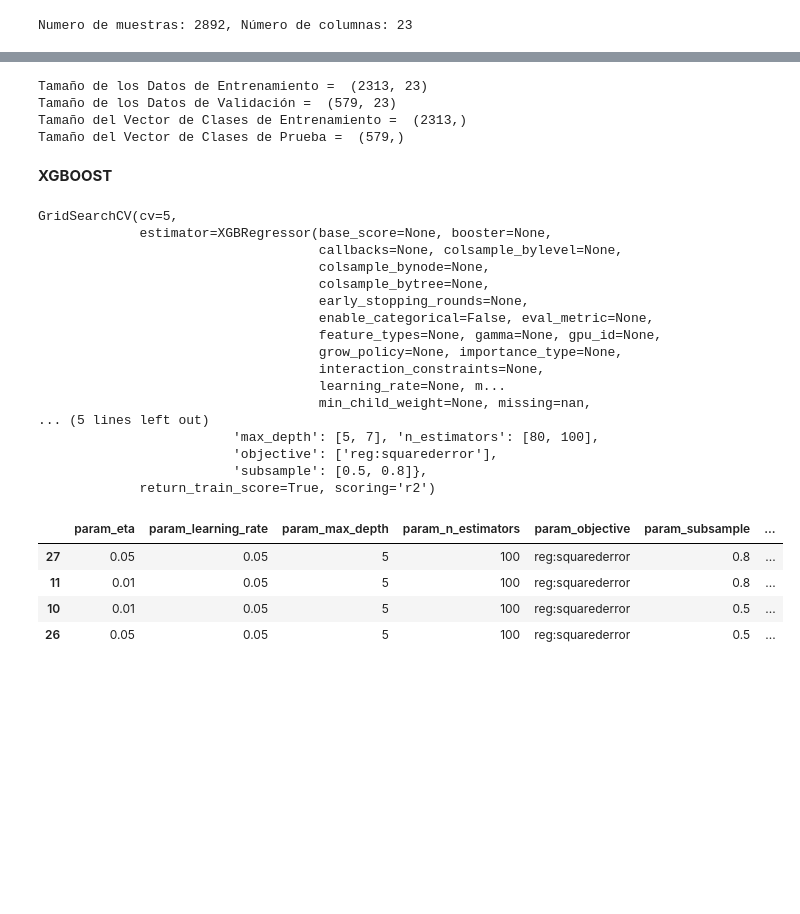
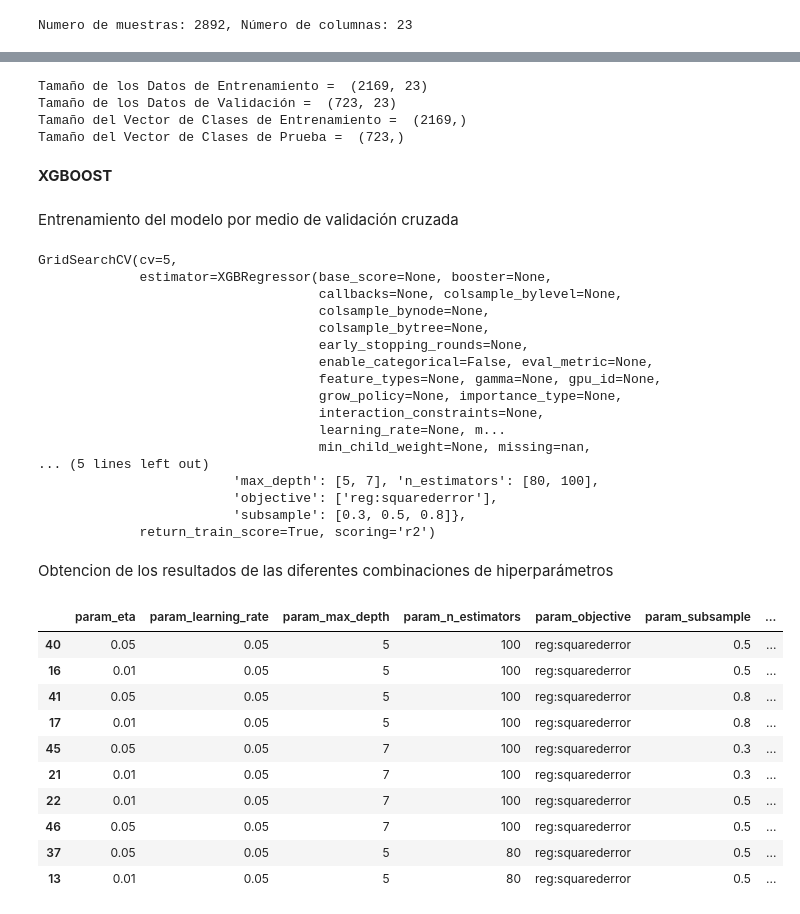
Before and after one commit to wacGitHub07/udea-monografia, a Jupyter notebook: 2_Model/2_Modelo/iteraciones/iteracion_7_final/interacion_7_modelo.ipynb, the cells around one changed output, grey strips where cells are left out. Saved outputs shown, nothing was run; the diff lists cells and outputs as text; code cells hidden in the pictures; blank space fills up the shorter version.

```diff
--- a/2_Model/2_Modelo/iteraciones/iteracion_7_final/interacion_7_modelo.ipynb
+++ b/2_Model/2_Modelo/iteraciones/iteracion_7_final/interacion_7_modelo.ipynb
@@ -203,14 +206,14 @@ Numero de muestras: 2892, Número de columnas: 23
 # %%
-x_train, x_test, y_train, y_test = train_test_split(x_model, y_model, test_size = 0.20, train_size = 0.80, random_state = 17)
+x_train, x_test, y_train, y_test = train_test_split(x_model, y_model, test_size = 0.25, train_size = 0.75, random_state = 17)
 print("Tamaño de los Datos de Entrenamiento = ", x_train.shape)
 print("Tamaño de los Datos de Validación = ", x_test.shape)
 print("Tamaño del Vector de Clases de Entrenamiento = ", y_train.shape)
 print("Tamaño del Vector de Clases de Prueba = ", y_test.shape)
 # %% [output]
-Tamaño de los Datos de Entrenamiento =  (2313, 23)
-Tamaño de los Datos de Validación =  (579, 23)
-Tamaño del Vector de Clases de Entrenamiento =  (2313,)
-Tamaño del Vector de Clases de Prueba =  (579,)
+Tamaño de los Datos de Entrenamiento =  (2169, 23)
+Tamaño de los Datos de Validación =  (723, 23)
+Tamaño del Vector de Clases de Entrenamiento =  (2169,)
+Tamaño del Vector de Clases de Prueba =  (723,)
 # %% [markdown]
 **XGBOOST**
 # %%
@@ -221,13 +224,15 @@ for column in x_train.columns:
 for column in x_test.columns:
     if column not in ['area_bruta', 'tipo_cocina_fre', 'tipo_pisos_freq']:
         x_test[column] = x_test[column].astype('float')
+# %% [markdown]
+Entrenamiento del modelo por medio de validación cruzada
 # %%
 param_grid_xgb = {
     'n_estimators' : [80, 100],
     'max_depth' : [5, 7],
     'learning_rate' : [.03,.05],
     'objective' : ['reg:squarederror'],
-    'subsample' : [0.5,0.8],
+    'subsample' : [0.3, 0.5,0.8],
     'eta' : [.01,.05],
 }
 
@@ -259,17 +264,25 @@ GridSearchCV(cv=5,
 ... (5 lines left out)
                          'max_depth': [5, 7], 'n_estimators': [80, 100],
                          'objective': ['reg:squarederror'],
-                         'subsample': [0.5, 0.8]},
+                         'subsample': [0.3, 0.5, 0.8]},
              return_train_score=True, scoring='r2')
+# %% [markdown]
+Obtencion de los resultados de las diferentes combinaciones de hiperparámetros
 # %%
 resultados_cv = pd.DataFrame(grid.cv_results_)
 resultados_cv.filter(regex = '(param*|mean_t|std_t)') \
     .drop(columns = 'params') \
     .sort_values('mean_test_score', ascending = False) \
-    .head(4)
+    .head(10)
 # %% [output]
 |  | param_eta | param_learning_rate | param_max_depth | param_n_estimators | param_objective | param_subsample | ... |
-| 27 | 0.05 | 0.05 | 5 | 100 | reg:squarederror | 0.8 | ... |
-| 11 | 0.01 | 0.05 | 5 | 100 | reg:squarederror | 0.8 | ... |
-| 10 | 0.01 | 0.05 | 5 | 100 | reg:squarederror | 0.5 | ... |
-| 26 | 0.05 | 0.05 | 5 | 100 | reg:squarederror | 0.5 | ... |
+| 40 | 0.05 | 0.05 | 5 | 100 | reg:squarederror | 0.5 | ... |
+| 16 | 0.01 | 0.05 | 5 | 100 | reg:squarederror | 0.5 | ... |
+| 41 | 0.05 | 0.05 | 5 | 100 | reg:squarederror | 0.8 | ... |
+| 17 | 0.01 | 0.05 | 5 | 100 | reg:squarederror | 0.8 | ... |
+| 45 | 0.05 | 0.05 | 7 | 100 | reg:squarederror | 0.3 | ... |
+| 21 | 0.01 | 0.05 | 7 | 100 | reg:squarederror | 0.3 | ... |
+| 22 | 0.01 | 0.05 | 7 | 100 | reg:squarederror | 0.5 | ... |
+| 46 | 0.05 | 0.05 | 7 | 100 | reg:squarederror | 0.5 | ... |
+| 37 | 0.05 | 0.05 | 5 | 80 | reg:squarederror | 0.5 | ... |
+| 13 | 0.01 | 0.05 | 5 | 80 | reg:squarederror | 0.5 | ... |
```
Also changed, not shown: parts of 18 cells of this notebook, 37 other files.
